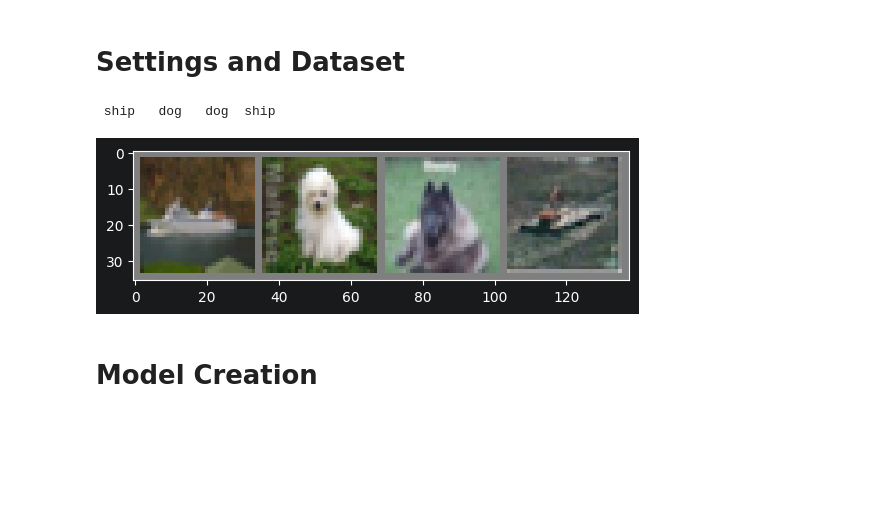
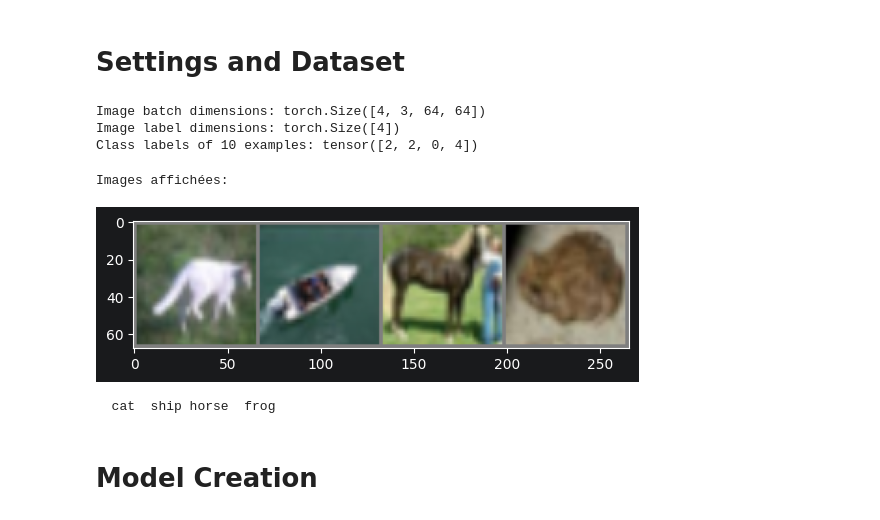
Before and after one commit to R-Florent/KaczmarzFL, a Jupyter notebook: AlexNet.ipynb, the cells around one changed output. Drawn from its saved outputs; the diff is of its cells as text; code cells hidden in the pictures; blank space fills up the shorter version.

```diff
--- a/AlexNet.ipynb
+++ b/AlexNet.ipynb
@@ -65,6 +32,4 @@ classes = ('plane', 'car', 'bird', 'cat', 'deer', 'dog', 'frog', 'horse', 'ship'
 # %%
-
-
 train_transforms = transforms.Compose([
     transforms.Resize((70, 70)),
     transforms.RandomCrop((64, 64)),
@@ -78,39 +43,60 @@ test_transforms = transforms.Compose([
     transforms.ToTensor(),
     transforms.Normalize((0.5, 0.5, 0.5), (0.5, 0.5, 0.5))])
 
+#Load datasets
+trainset = torchvision.datasets.CIFAR10(root='./data',
+                                        train=True,
+                                        download=True,
+                                        transform=train_transforms)
 
-train_loader, valid_loader, test_loader = get_dataloaders_cifar10(
-    batch_size=BATCH_SIZE,
-    validation_fraction=0.1,
-    train_transforms=train_transforms,
-    test_transforms=test_transforms,
-    num_workers=2)
+testset = (torchvision.datasets.CIFAR10(root='./data',
+                                        train=False,
+                                        download=True,
+                                        transform=test_transforms))
 
-# Checking the dataset
-for images, labels in train_loader:
-    print('Image batch dimensions:', images.shape)
-    print('Image label dimensions:', labels.shape)
-    print('Class labels of 10 examples:', labels[:10])
+#create dataLoaders
+trainloader = torch.utils.data.DataLoader(trainset,
+                                          batch_size=4,
+                                          shuffle=True,
+                                          num_workers=0)
+
+testloader = torch.utils.data.DataLoader(testset,
+                                         batch_size=4,
+                                         shuffle=False,
+                                         num_workers=0)
+
+classes = ('plane', 'car', 'bird', 'cat', 'deer', 'dog', 'frog', 'horse', 'ship', 'truck')
+
+for images, labels in trainloader:
+    print(f'Image batch dimensions: {images.shape}')
+    print(f'Image label dimensions: {labels.shape}')
+    print(f'Class labels of 10 examples: {labels[:10]}')
     break
+# %% [output]
+Image batch dimensions: torch.Size([4, 3, 64, 64])
+Image label dimensions: torch.Size([4])
+Class labels of 10 examples: tensor([2, 2, 0, 4])
 # %%
-# functions to show an image
+# Fonction pour afficher une image
 def imshow(img):
-    img = img / 2 + 0.5     # unnormalize
-    npimg = img.numpy()
+    img = img / 2 + 0.5  # unnormalize
+    npimg = img.cpu().numpy()  # Ajouté .cpu() pour gérer GPU
     plt.imshow(np.transpose(npimg, (1, 2, 0)))
+    plt.show()
 
 
 # get some random training images
 dataiter = iter(trainloader)
 images, labels = next(dataiter)
 
 # show images
+print("Images affichées:")
 imshow(torchvision.utils.make_grid(images))
-# print labels
-print(' '.join('%5s' % classes[labels[j]] for j in range(4)))
+print(' '.join('%5s' % classes[labels[j]] for j in range(min(4, len(labels)))))
 # %% [output]
- ship   dog   dog  ship
+Images affichées:
-[figure, old version]
+[figure, new version]
+  cat  ship horse  frog
 # %% [markdown]
 # Model Creation
 # %%
```
Also changed, not shown: parts of 4 cells of this notebook.
